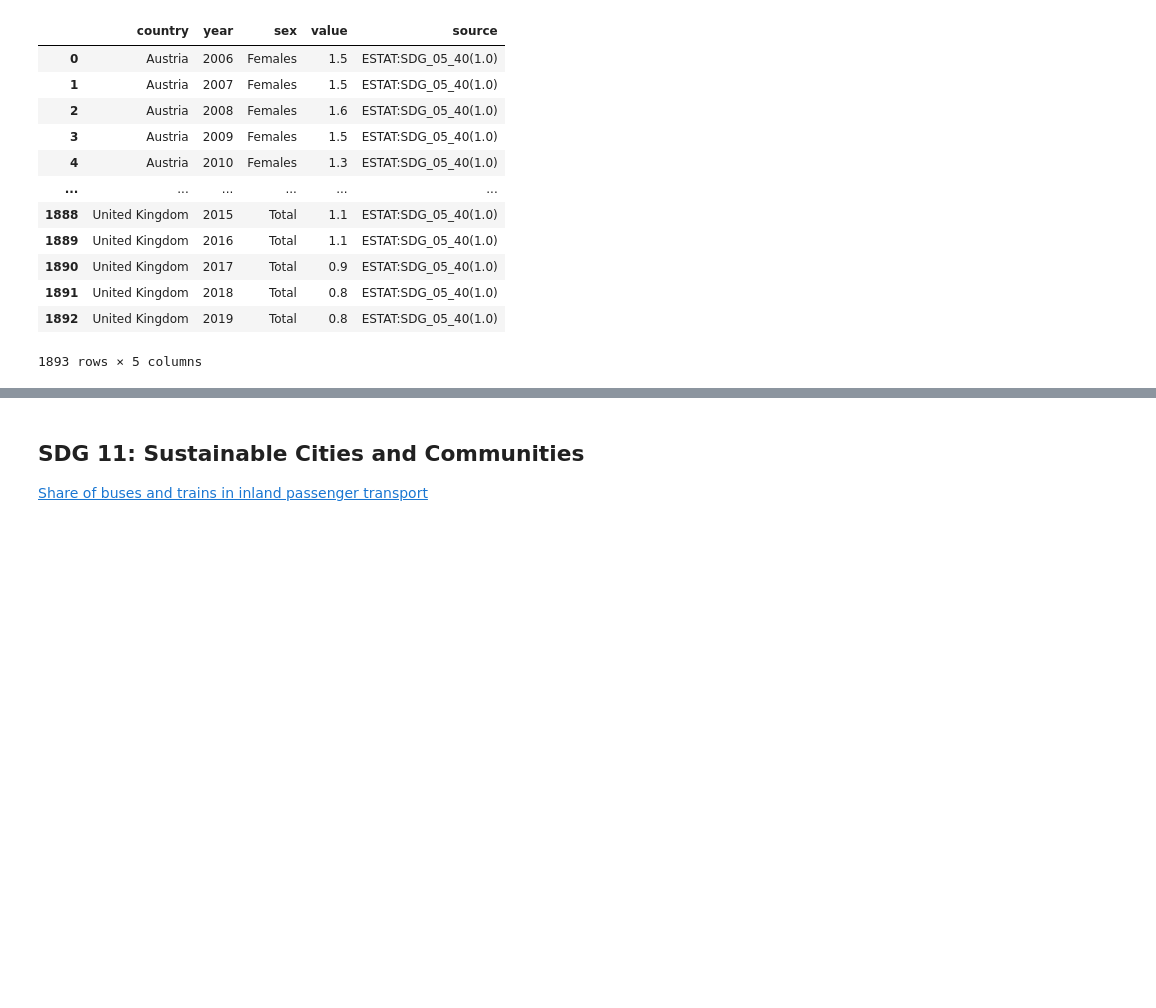
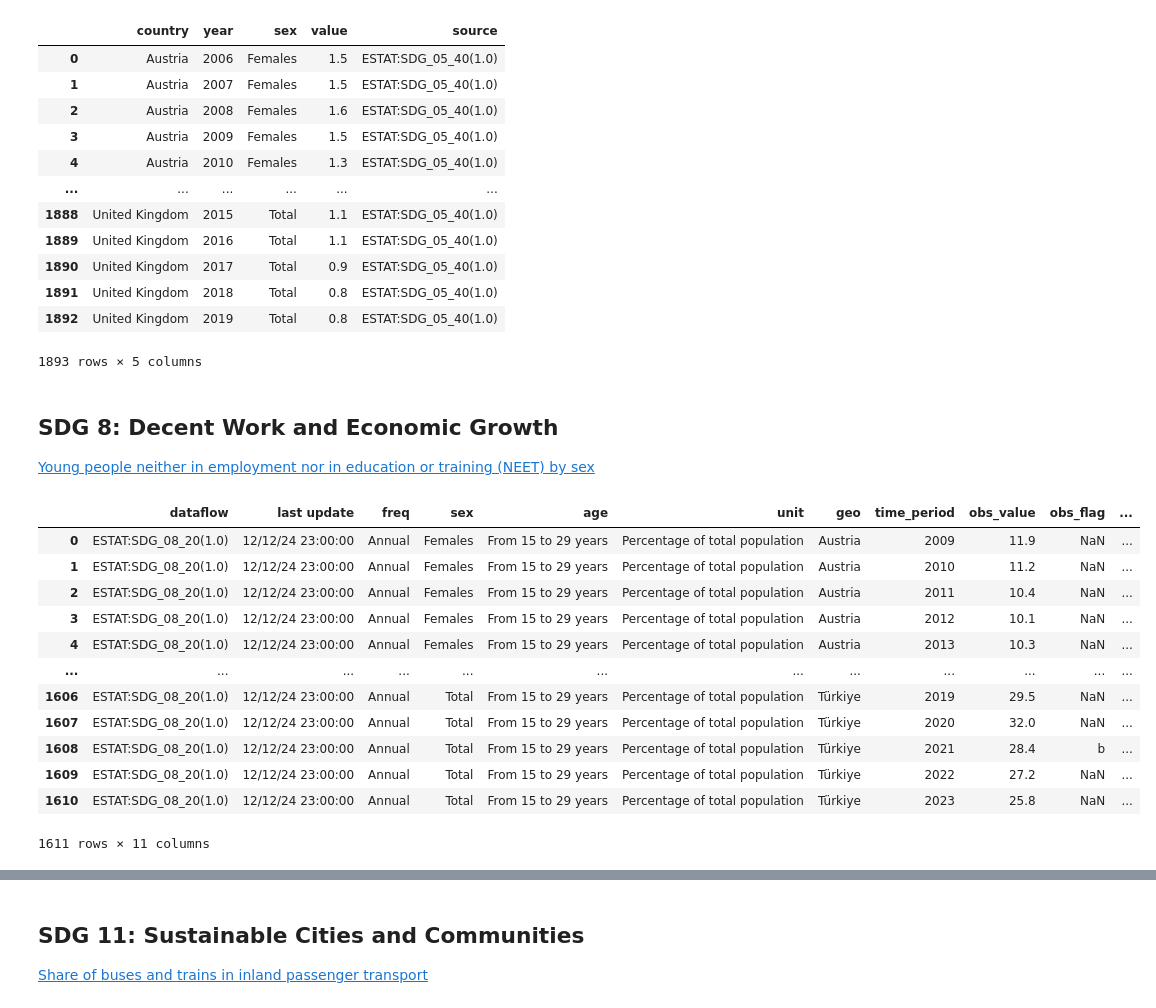
Before and after one commit to mozartfish/DH2321-Final-Project, a Jupyter notebook: data_cleaning.ipynb, the cells around one changed output, grey strips where cells are left out. Cells and saved outputs as stored; diff of their text form; code cells hidden in the pictures; blank space fills up the shorter version.

```diff
--- a/data_cleaning.ipynb
+++ b/data_cleaning.ipynb
@@ -113,3 +113,25 @@ df_5
 | 1891 | United Kingdom | 2018 | Total | 0.8 | ESTAT:SDG_05_40(1.0) |
 | 1892 | United Kingdom | 2019 | Total | 0.8 | ESTAT:SDG_05_40(1.0) |
 1893 rows × 5 columns
+# %% [markdown]
+## SDG 8: Decent Work and Economic Growth
+
+[Young people neither in employment nor in education or training (NEET) by sex](https://ec.europa.eu/eurostat/databrowser/view/sdg_08_20/default/table?lang=en&category=sdg.sdg_08)
+# %%
+df_8 = pd.read_csv('raw_data/sdg_8.csv')
+df_8.columns = df_8.columns.str.lower()
+df_8
+# %% [output]
+|  | dataflow | last update | freq | sex | age | unit | geo | time_period | obs_value | obs_flag | ... |
+| 0 | ESTAT:SDG_08_20(1.0) | 12/12/24 23:00:00 | Annual | Females | From 15 to 29 years | Percentage of total population | Austria | 2009 | 11.9 | NaN | ... |
+| 1 | ESTAT:SDG_08_20(1.0) | 12/12/24 23:00:00 | Annual | Females | From 15 to 29 years | Percentage of total population | Austria | 2010 | 11.2 | NaN | ... |
+| 2 | ESTAT:SDG_08_20(1.0) | 12/12/24 23:00:00 | Annual | Females | From 15 to 29 years | Percentage of total population | Austria | 2011 | 10.4 | NaN | ... |
+| 3 | ESTAT:SDG_08_20(1.0) | 12/12/24 23:00:00 | Annual | Females | From 15 to 29 years | Percentage of total population | Austria | 2012 | 10.1 | NaN | ... |
+| 4 | ESTAT:SDG_08_20(1.0) | 12/12/24 23:00:00 | Annual | Females | From 15 to 29 years | Percentage of total population | Austria | 2013 | 10.3 | NaN | ... |
+| ... | ... | ... | ... | ... | ... | ... | ... | ... | ... | ... | ... |
+| 1606 | ESTAT:SDG_08_20(1.0) | 12/12/24 23:00:00 | Annual | Total | From 15 to 29 years | Percentage of total population | Türkiye | 2019 | 29.5 | NaN | ... |
+| 1607 | ESTAT:SDG_08_20(1.0) | 12/12/24 23:00:00 | Annual | Total | From 15 to 29 years | Percentage of total population | Türkiye | 2020 | 32.0 | NaN | ... |
+| 1608 | ESTAT:SDG_08_20(1.0) | 12/12/24 23:00:00 | Annual | Total | From 15 to 29 years | Percentage of total population | Türkiye | 2021 | 28.4 | b | ... |
+| 1609 | ESTAT:SDG_08_20(1.0) | 12/12/24 23:00:00 | Annual | Total | From 15 to 29 years | Percentage of total population | Türkiye | 2022 | 27.2 | NaN | ... |
+| 1610 | ESTAT:SDG_08_20(1.0) | 12/12/24 23:00:00 | Annual | Total | From 15 to 29 years | Percentage of total population | Türkiye | 2023 | 25.8 | NaN | ... |
+1611 rows × 11 columns
```
Also changed, not shown: parts of 13 cells of this notebook, 6 other files.
